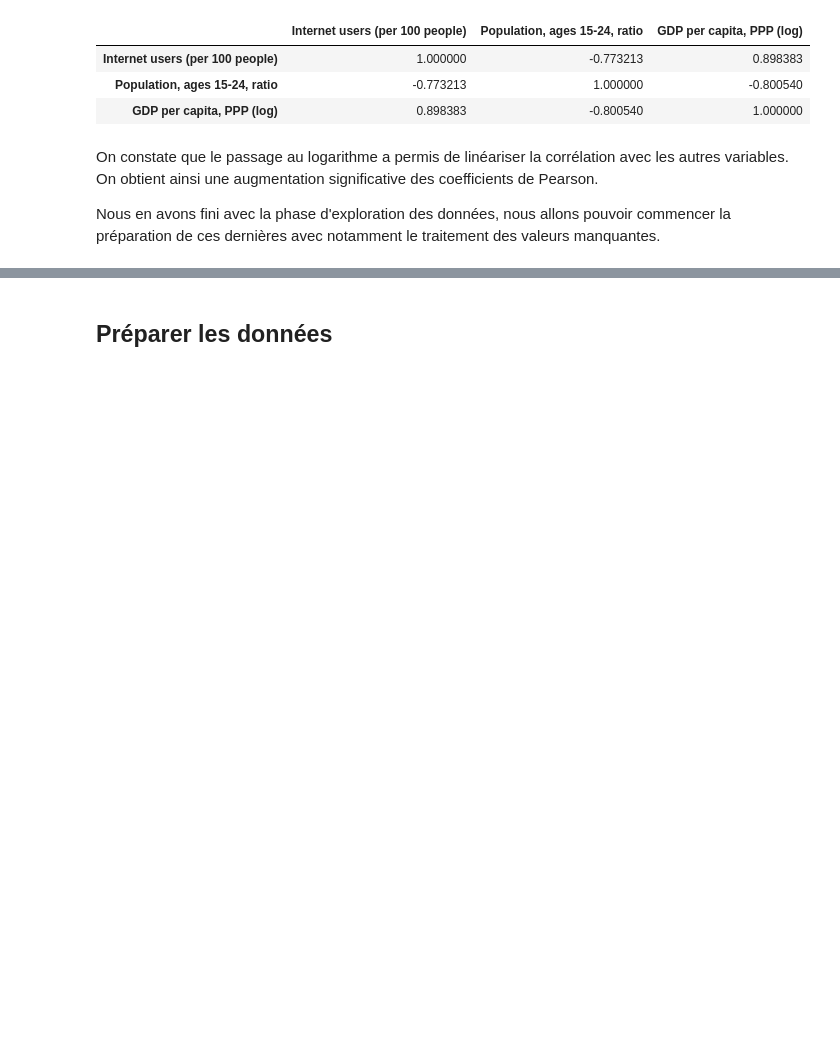
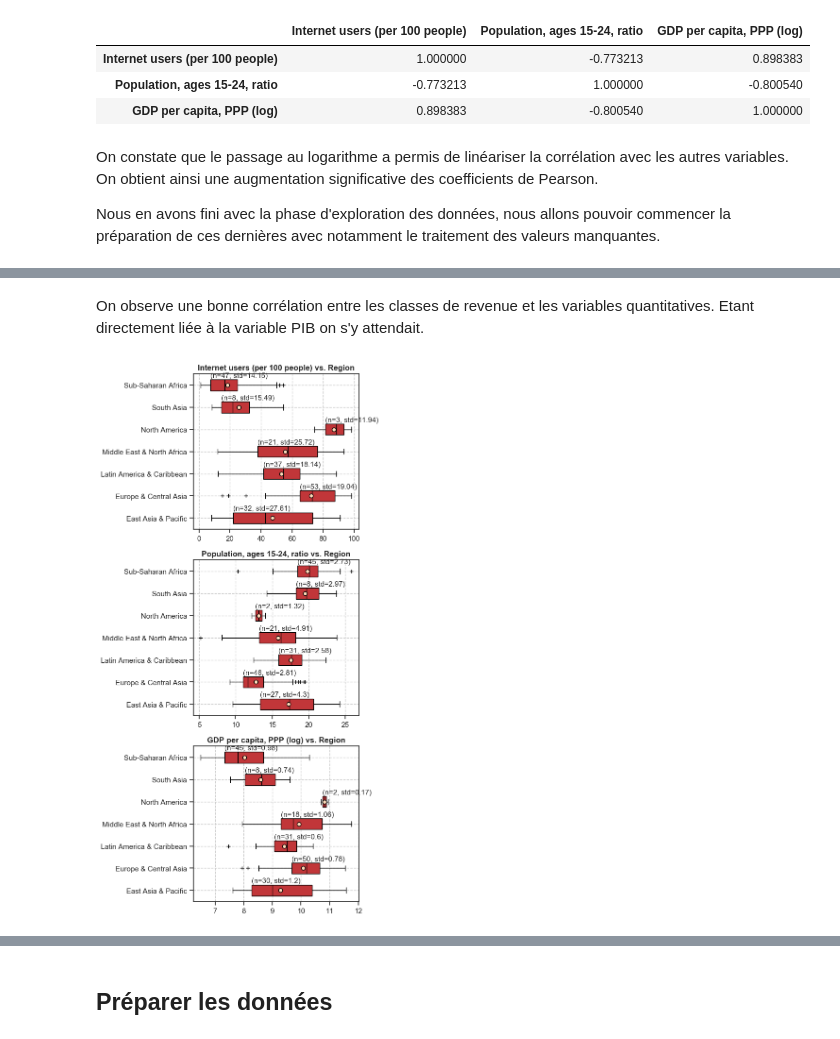
Before and after one commit to Pierre-Eloi/OC_DS_Project2, a Jupyter notebook: Project_2.ipynb, the cells around one changed output, grey strips where cells are left out. Cells and saved outputs as stored; diff of their text form; code cells hidden in the pictures; blank space fills up the shorter version.

```diff
--- a/Project_2.ipynb
+++ b/Project_2.ipynb
@@ -352,0 +369,8 @@ Nous en avons fini avec la phase d'exploration des données, nous allons pouvoir
+# %% [markdown]
+On observe une bonne corrélation entre les classes de revenue et les variables quantitatives. Etant directement liée à la variable PIB on s'y attendait.
+# %%
+by = "Region"
+file = "{}_boxplot".format(by)
+vs.my_box_plot(data, num_features, by, file)
+# %% [output]
+[figure, added]
```
Also changed, not shown: parts of 37 cells of this notebook, 2 other files.
